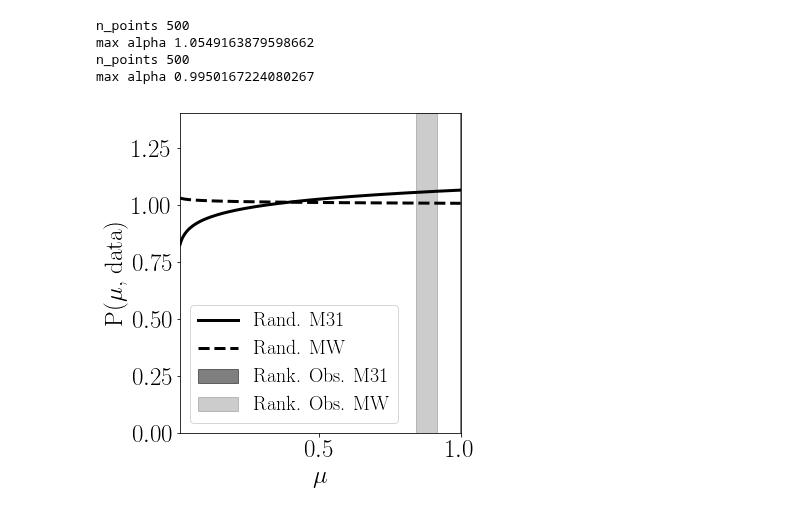
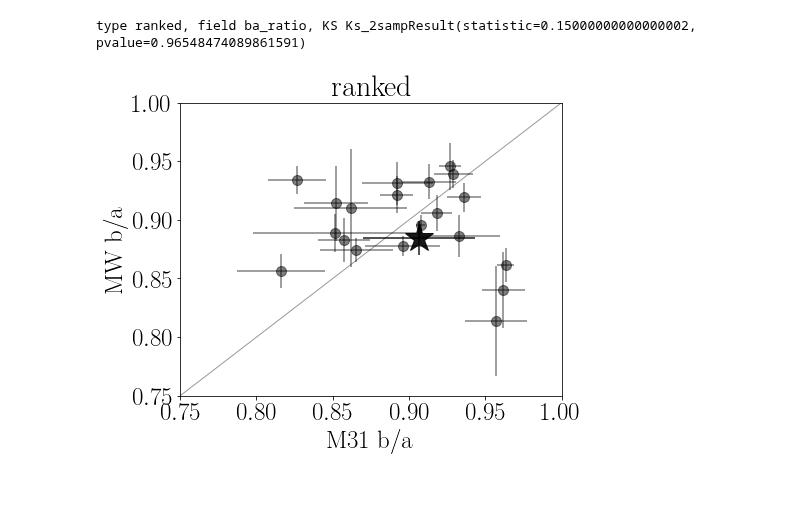
Before and after one commit to astroandes/SatelliteShapeLG, a Jupyter notebook: code/plot.ipynb, the cells around one changed output. Saved outputs shown, nothing was run; the diff lists cells and outputs as text; code cells hidden in the pictures.

Commit message:
updated plotting routines

```diff
--- a/code/plot.ipynb
+++ b/code/plot.ipynb
@@ -53,13 +53,9 @@ def load_experiment(input_path="../data/mstar_selected_summary/vmax_sorted/", fi
         for field in fields:
             M31_all[field] = np.empty((0))
             MW_all[field] = np.empty((0))
-            M31_all[field+'_sigma'] = np.empty((0))
-            MW_all[field+'_sigma'] = np.empty((0))
-
             M31_all[field+'_random'] = np.empty((0))
             MW_all[field+'_random'] = np.empty((0))
-            M31_all[field+'_random_sigma'] = np.empty((0))
-            MW_all[field+'_random_sigma'] = np.empty((0))
+
 
     for g in range(n_groups):
 
@@ -110,3 +106,15 @@ def load_experiment(input_path="../data/mstar_selected_summary/vmax_sorted/", fi
                 MW_all[field+'_random'] = np.append(MW_all[field+'_random'], b_random)
 
     return M31_all, MW_all
+# %%
+in_path = "../data/obs_summary/vmag_random/"
+M31_obs_vmag_random_full, MW_obs_vmag_random_full = load_experiment(input_path=in_path, fixed_number=True, full_data=True)
+
+in_path = "../data/obs_summary/vmag_sorted/"
+M31_obs_vmag_sorted_full, MW_obs_vmag_sorted_full = load_experiment(input_path=in_path, fixed_number=False, full_data=True)
+
+in_path = "../data/obs_summary/vmag_random/"
+M31_obs_vmag_random, MW_obs_vmag_random = load_experiment(input_path=in_path, fixed_number=True, full_data=False)
+
+in_path = "../data/obs_summary/vmag_sorted/"
+M31_obs_vmag_sorted, MW_obs_vmag_sorted = load_experiment(input_path=in_path, fixed_number=False, full_data=False)
@@ -113,7 +126,6 @@ def load_experiment(input_path="../data/mstar_selected_summary/vmax_sorted/", fi
 # %%
-in_path = "../data/obs_summary/vmag_random/"
-M31_obs_rand_full, MW_obs_rand_full = load_experiment(input_path=in_path, fixed_number=True, full_data=True)
-
-in_path = "../data/obs_summary/vmag_sorted/"
-M31_obs_vmag_full, MW_obs_vmag_full = load_experiment(input_path=in_path, fixed_number=False, full_data=True)
+in_path = "../data/mstar_selected_summary/vmax_random/"
+M31_sim_vmax_random, MW_sim_vmax_random= load_experiment(input_path=in_path, fixed_number=True)
+in_path = "../data/mstar_selected_summary/vmax_sorted/"
+M31_sim_vmax_sorted, MW_sim_vmax_sorted = load_experiment(input_path=in_path, fixed_number=False)
 # %% [output]
@@ -313,3 +318,8 @@ def distribution_plot(field):
+# %%
+scatter_plot(M31_obs_vmag_sorted, MW_obs_vmag_sorted, M31_sim_vmax_sorted, MW_sim_vmax_sorted, 'ba_ratio', 'ranked')
+# %% [output]
+type ranked, field ba_ratio, KS Ks_2sampResult(statistic=0.15000000000000002, pvalue=0.96548474089861591)
+[figure, added]
 # %%
 def distribution_plot_random(field):
     xrange = {'mu':[1E-2,2.0], 'ca_ratio':[0.65, 0.8], 'ba_ratio':[0.86, 0.93], 'width':[50,80]}
@@ -356,11 +366,5 @@ def distribution_plot_random(field):
 #plt.show()
 # %%
 distribution_plot_random('mu')
-# %% [output]
-n_points 500
-max alpha 1.0549163879598662
-n_points 500
-max alpha 0.9950167224080267
-[figure, removed]
 # %%
 distribution_plot_random('ca_ratio')
```
Also changed, not shown: parts of 30 cells of this notebook.
